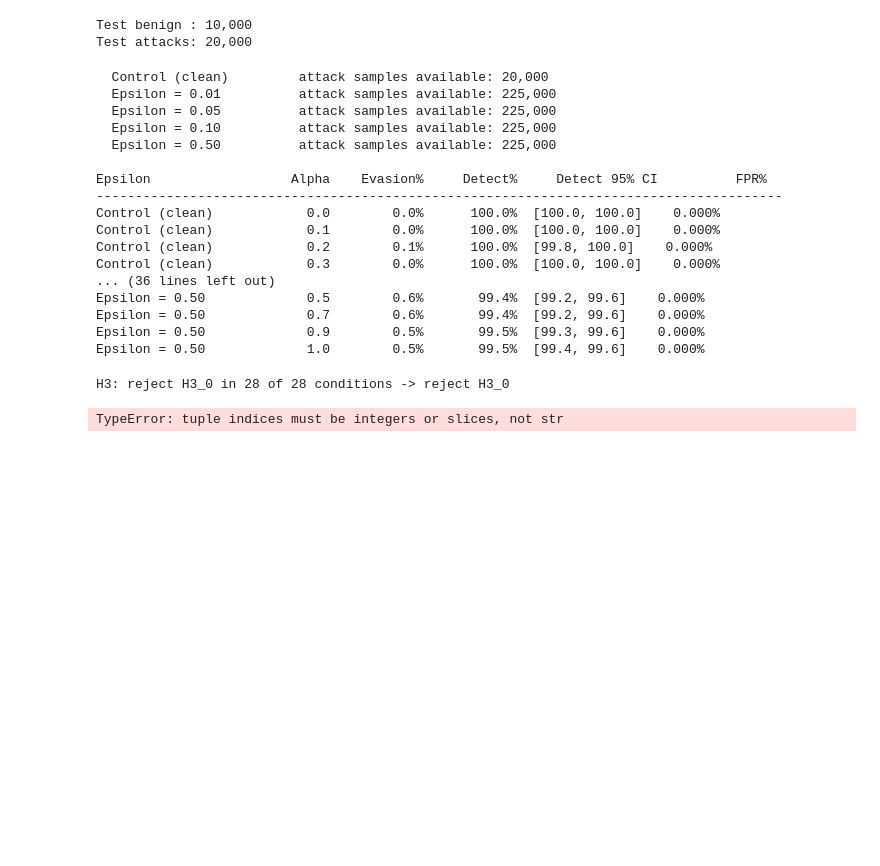
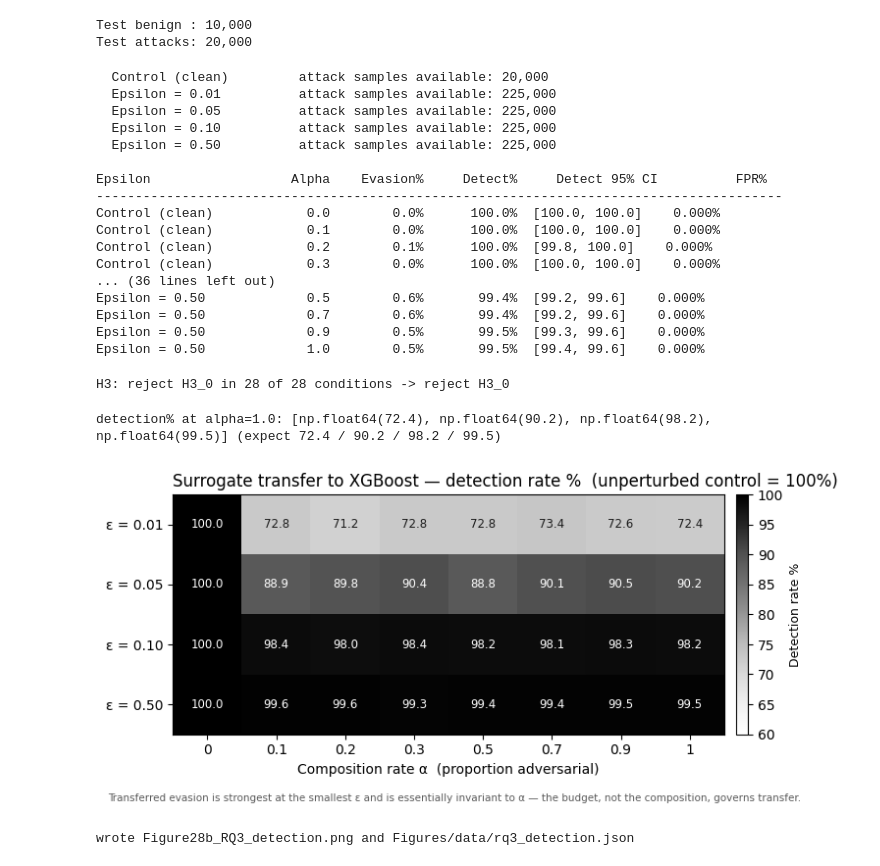
Before and after one commit to NU-Academics/DIS_Hughen, a Jupyter notebook: RQ3.ipynb, the cells around one changed output. Cells and saved outputs as stored; diff of their text form; code cells hidden in the pictures; blank space fills up the shorter version.

```diff
--- a/RQ3.ipynb
+++ b/RQ3.ipynb
@@ -177,7 +177,7 @@ for name, arr in SOURCES:
 print(f'\n{"Epsilon":<22}  {"Alpha":>6}  {"Evasion%":>10}  {"Detect%":>10}'
       f'  {"Detect 95% CI":^20}  {"FPR%":>8}')
 print('-' * 88)
-rows = []
+rows_det = []
 for eps_name, X_adv in SOURCES:
     for alpha in ALPHAS:
         X_mix, y_mix = compose(X_test_benign, X_adv, alpha, RNG)
@@ -194,7 +194,7 @@ for eps_name, X_adv in SOURCES:
             dr_b.append((preds[bi][pm] != 0).mean() if pm.sum() > 0 else 1.0)
         dr_lo = np.percentile(dr_b, 2.5)
         dr_hi = np.percentile(dr_b, 97.5)
-        rows.append({
+        rows_det.append({
             'epsilon':    eps_name,
             'alpha':      alpha,
             'n_mixed':    len(X_mix),
@@ -240,18 +240,18 @@ for _nm, _p in [('Epsilon = 0.01', 'data/adversarial_full_epsilon_0.01.csv'),
     SOURCES_MC.append((_nm, _X[_m], _y[_m]))
 ALPHAS_MC = [0.1, 0.2, 0.3, 0.5, 0.7, 0.9, 1.0]
 
-rows = {}
+rows_mc = {}
 for name, Xa, ya in SOURCES_MC:
     for a in ALPHAS_MC:
         Xm, ym = compose_mc(X_test_benign, Xa, ya, a, RNG); pr = model.predict(Xm)
         b = np.array([mf1(ym[i], pr[i]) for i in (RNG.integers(0, len(ym), len(ym)) for _ in range(N_BOOT))])
-        rows[(name, a)] = dict(mf1=round(mf1(ym, pr), 4),
-                               lo=round(float(np.percentile(b, 2.5)), 4),
-                               hi=round(float(np.percentile(b, 97.5)), 4))
+        rows_mc[(name, a)] = dict(mf1=round(mf1(ym, pr), 4),
+                                  lo=round(float(np.percentile(b, 2.5)), 4),
+                                  hi=round(float(np.percentile(b, 97.5)), 4))
 nrej = 0
 for name, *_ in SOURCES_MC[1:]:
     for a in ALPHAS_MC:
-        e, c = rows[(name, a)], rows[('Control (clean)', a)]
+        e, c = rows_mc[(name, a)], rows_mc[('Control (clean)', a)]
         if e['hi'] < c['lo'] or e['lo'] > c['hi']: nrej += 1
 print(f"H3: reject H3_0 in {nrej} of {4*len(ALPHAS_MC)} conditions ->",
       "reject H3_0" if nrej else "fail to reject H3_0")
@@ -259,10 +259,10 @@ print(f"H3: reject H3_0 in {nrej} of {4*len(ALPHAS_MC)} conditions ->",
 H3: reject H3_0 in 28 of 28 conditions -> reject H3_0
 # %%
 EPS_ORDER = ["Epsilon = 0.01", "Epsilon = 0.05", "Epsilon = 0.10", "Epsilon = 0.50"]
-alphas = sorted({r["alpha"] for r in rows})
+alphas = sorted({r["alpha"] for r in rows_det})
 det = np.full((len(EPS_ORDER), len(alphas)), np.nan)
 eva = np.full((len(EPS_ORDER), len(alphas)), np.nan)
-for r in rows:
+for r in rows_det:
     if r["epsilon"] in EPS_ORDER:
         i = EPS_ORDER.index(r["epsilon"]); j = alphas.index(r["alpha"])
         det[i, j] = r["detection"] * 100
@@ -271,33 +271,35 @@ a1 = alphas.index(1.0) if 1.0 in alphas else -1
 print("detection% at alpha=1.0:", [round(det[i, a1], 1) for i in range(len(EPS_ORDER))], "(expect 72.4 / 90.2 / 98.2 / 99.5)")
 INK = "#1a1a1a"
 fig, ax = plt.subplots(figsize=(7.4, 3.4))
 im = ax.imshow(det, cmap="Greys", vmin=60, vmax=100, aspect="auto")   # darker = better detection
 ax.set_xticks(range(len(alphas))); ax.set_xticklabels([f"{a:g}" for a in alphas])
 ax.set_yticks(range(len(EPS_ORDER))); ax.set_yticklabels([e.replace("Epsilon = ", "ε = ") for e in EPS_ORDER])
 ax.set_xlabel("Composition rate α  (proportion adversarial)")
 ax.set_title("Surrogate transfer to XGBoost — detection rate %  (unperturbed control = 100%)", loc="left")
 ax.grid(False)
 for i in range(det.shape[0]):
     for j in range(det.shape[1]):
         v = det[i, j]
         ax.text(j, i, f"{v:.1f}", ha="center", va="center", fontsize=8.5, color="white" if v > 85 else INK)
 fig.colorbar(im, ax=ax, fraction=0.030, pad=0.02).set_label("Detection rate %", fontsize=9)
 fig.text(0.5, -0.03, "Transferred evasion is strongest at the smallest ε and is essentially "
                      "invariant to α — the budget, not the composition, governs transfer.",
          ha="center", fontsize=7.5, color="#5a5a5a")
 fig.tight_layout()
 os.makedirs("Figures", exist_ok=True)
 fig.savefig("Figures/Figure28b_RQ3_detection.png", dpi=300, bbox_inches="tight")
 plt.show()
 os.makedirs("Figures/data", exist_ok=True)
 json.dump({"metric": "detection_pct",
            "alphas": [float(a) for a in alphas],
            "epsilons": [0.01, 0.05, 0.10, 0.50],
            "detection": [[None if np.isnan(v) else float(v) for v in row] for row in det],
            "evasion":   [[None if np.isnan(v) else float(v) for v in row] for row in eva]},
           open("Figures/data/rq3_detection.json", "w"), indent=2)
 print("wrote Figure28b_RQ3_detection.png and Figures/data/rq3_detection.json")
 # %% [output]
-TypeError: tuple indices must be integers or slices, not str
+detection% at alpha=1.0: [np.float64(72.4), np.float64(90.2), np.float64(98.2), np.float64(99.5)] (expect 72.4 / 90.2 / 98.2 / 99.5)
+[figure, added]
+wrote Figure28b_RQ3_detection.png and Figures/data/rq3_detection.json
 # %%
 EPS = ['Epsilon = 0.01', 'Epsilon = 0.05', 'Epsilon = 0.10', 'Epsilon = 0.50']
```
Also changed, not shown: parts of 3 cells of this notebook, 3 other files.
